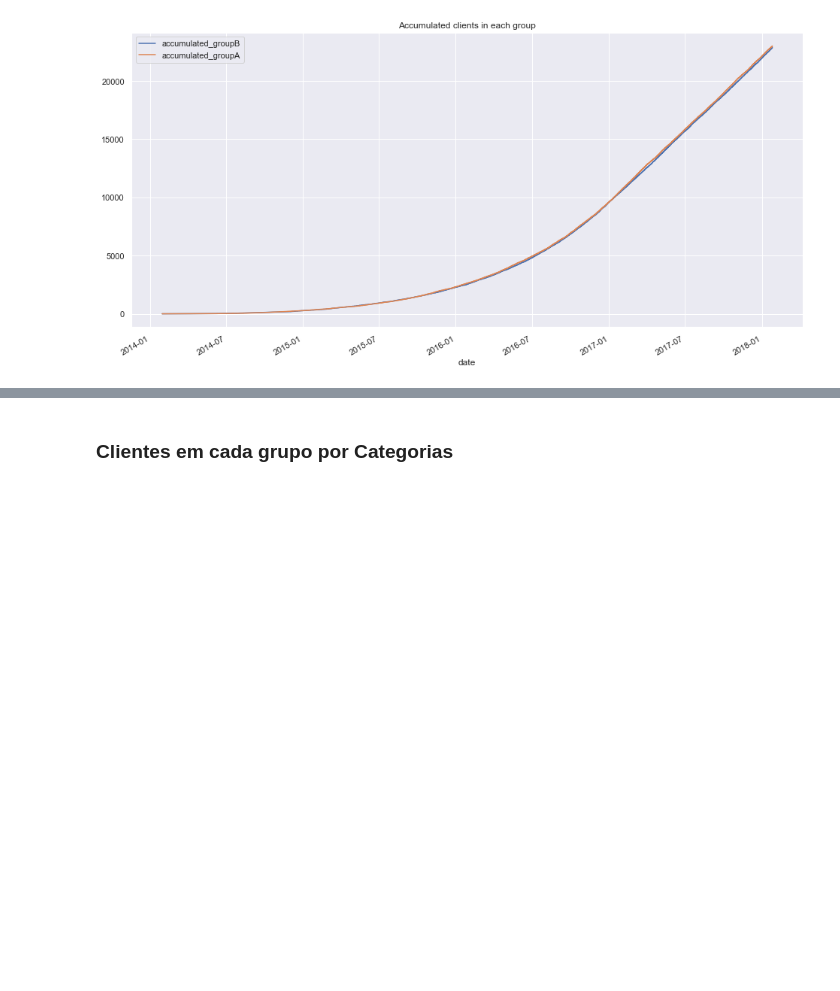
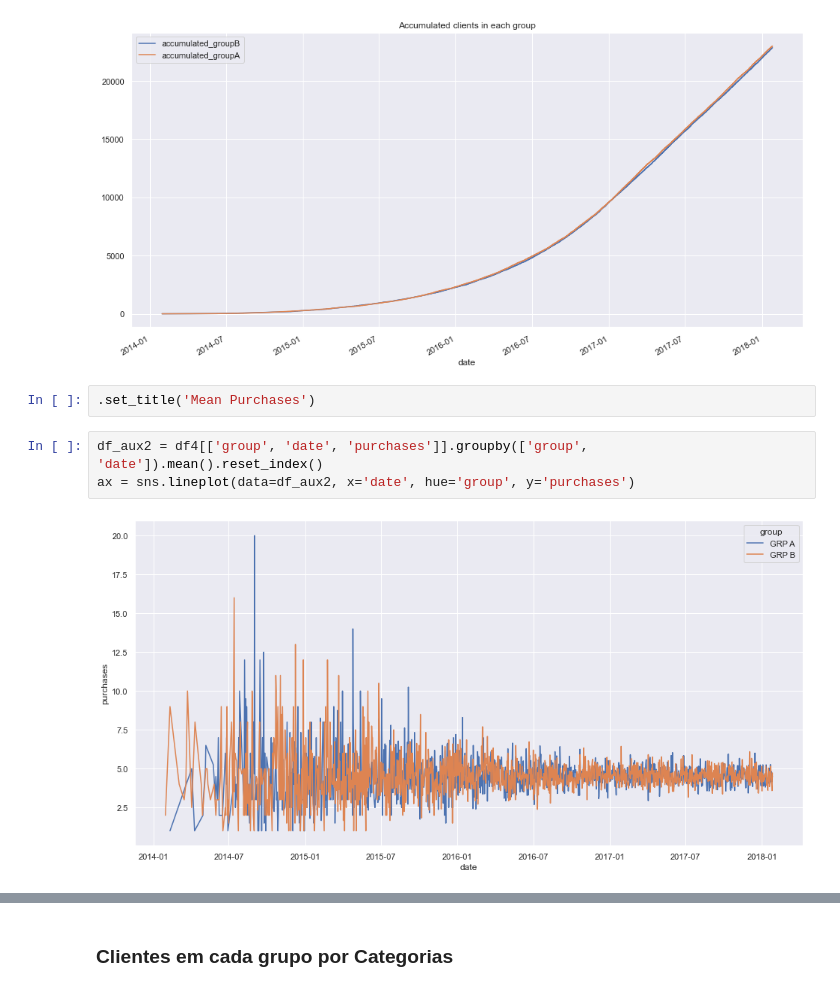
Before and after one commit to miguelzph/ab_test, a Jupyter notebook: notebooks/c01_ab_test.ipynb, the cells around one changed output, grey strips where cells are left out. Cells and saved outputs as stored; diff of their text form; blank space fills up the shorter version.

```diff
--- a/notebooks/c01_ab_test.ipynb
+++ b/notebooks/c01_ab_test.ipynb
@@ -396,3 +427,10 @@ df_aux.plot(y='accumulated_groupA', kind='line', ax=ax).set_title('Accumulated c
 plt.show()
 # %% [output]
 [figure]
+# %%
+.set_title('Mean Purchases')
+# %%
+df_aux2 = df4[['group', 'date', 'purchases']].groupby(['group', 'date']).mean().reset_index()
+ax = sns.lineplot(data=df_aux2, x='date', hue='group', y='purchases')
+# %% [output]
+[figure, added]
```
Also changed, not shown: parts of 6 cells of this notebook, 1 other file.
